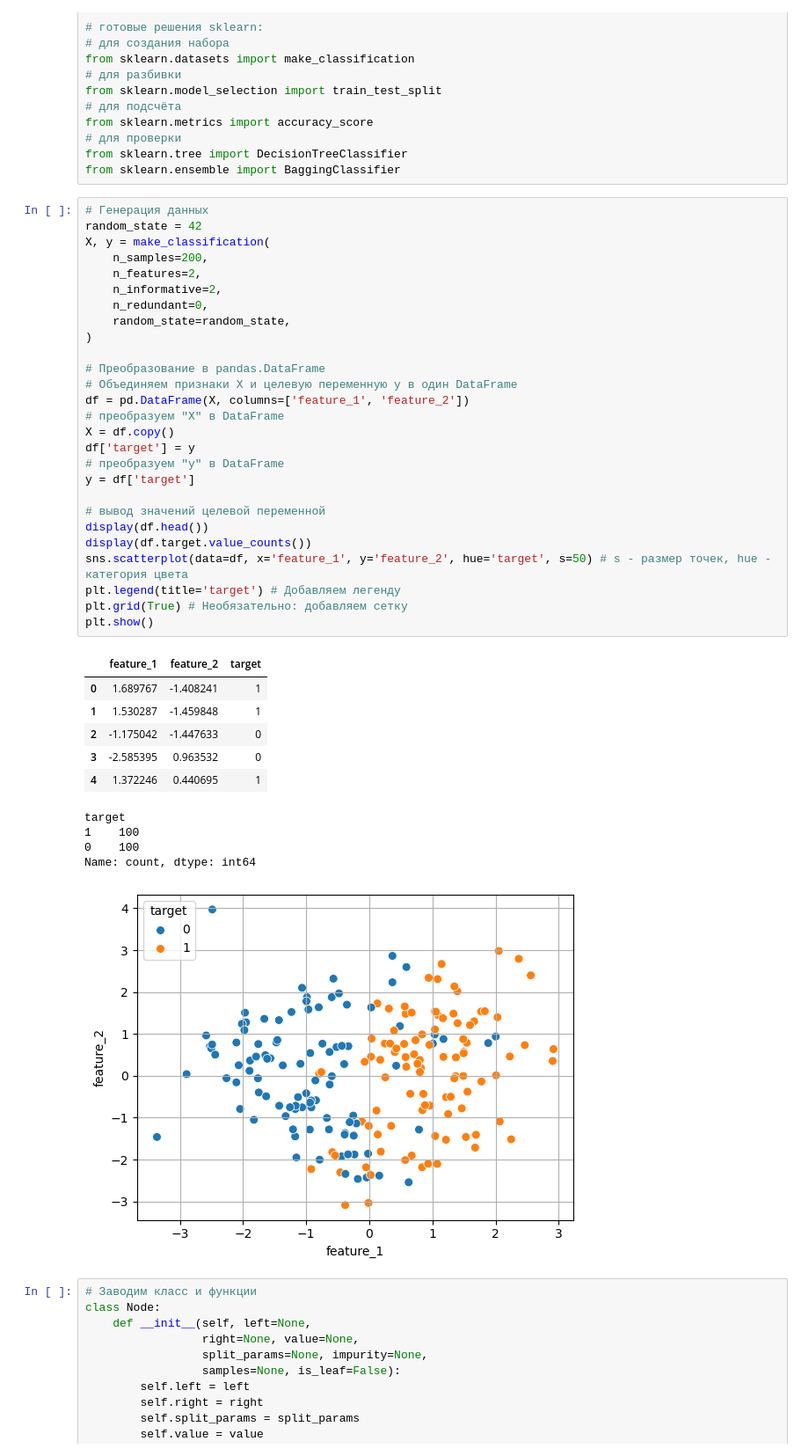
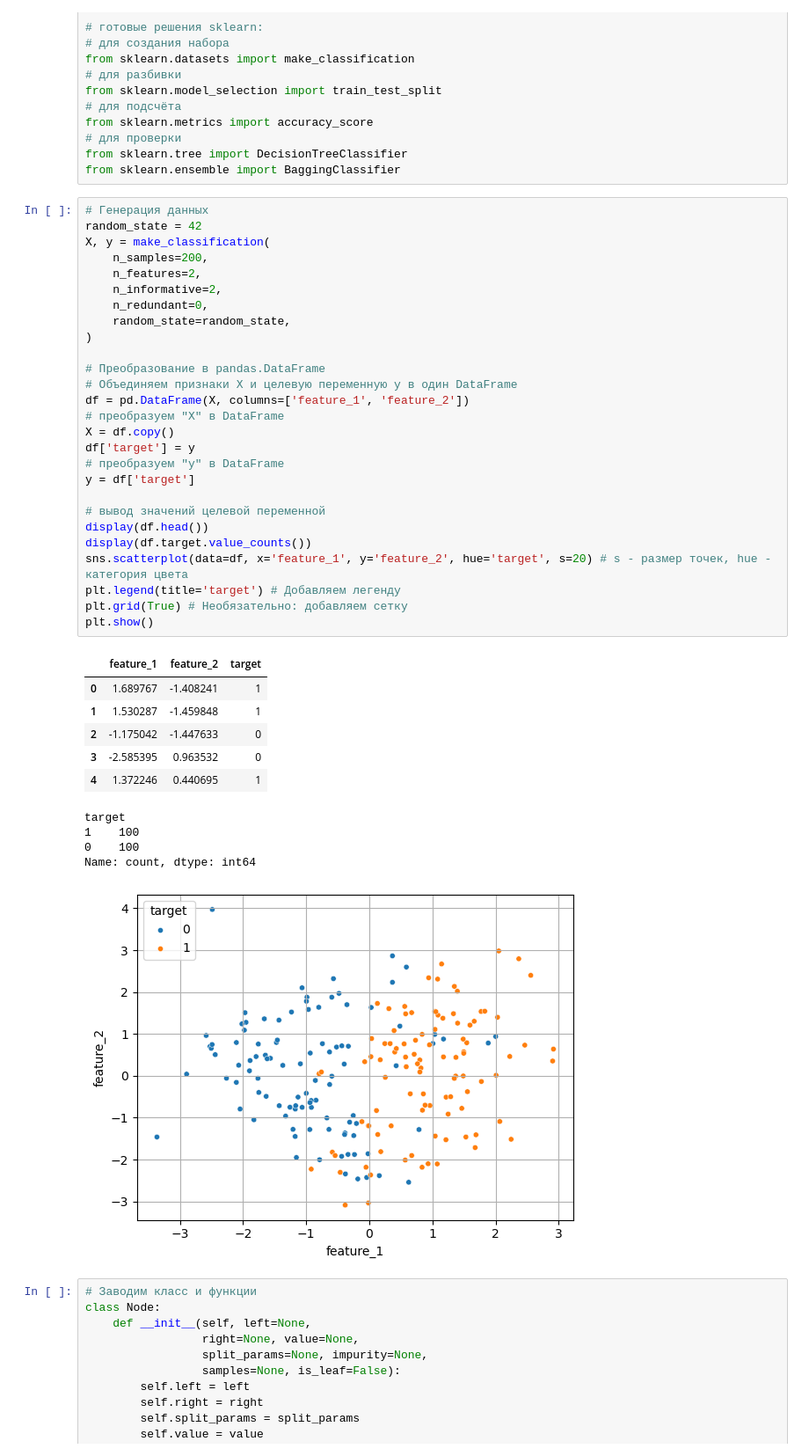
Before and after one commit to iTonyJah/DataScience, a Jupyter notebook: Edu/a-math/a-math_final_project.ipynb, the cells around one changed output. Shown at 88% size. Drawn from its saved outputs; the diff is of its cells as text.

```diff
--- a/Edu/a-math/a-math_final_project.ipynb
+++ b/Edu/a-math/a-math_final_project.ipynb
@@ -93,35 +94,35 @@ X, y = make_classification(
     n_redundant=0,
     random_state=random_state,
 )
 
 # Преобразование в pandas.DataFrame
 # Объединяем признаки X и целевую переменную y в один DataFrame
 df = pd.DataFrame(X, columns=['feature_1', 'feature_2'])
 # преобразуем "X" в DataFrame
 X = df.copy()
 df['target'] = y
 # преобразуем "y" в DataFrame
 y = df['target']
 
 # вывод значений целевой переменной
 display(df.head())
 display(df.target.value_counts())
-sns.scatterplot(data=df, x='feature_1', y='feature_2', hue='target', s=50) # s - размер точек, hue - категория цвета
+sns.scatterplot(data=df, x='feature_1', y='feature_2', hue='target', s=20) # s - размер точек, hue - категория цвета
 plt.legend(title='target') # Добавляем легенду
 plt.grid(True) # Необязательно: добавляем сетку
 plt.show()
 # %% [output]
 |  | feature_1 | feature_2 | target |
 | 0 | 1.689767 | -1.408241 | 1 |
 | 1 | 1.530287 | -1.459848 | 1 |
 | 2 | -1.175042 | -1.447633 | 0 |
 | 3 | -2.585395 | 0.963532 | 0 |
 | 4 | 1.372246 | 0.440695 | 1 |
 target
 1    100
 0    100
 Name: count, dtype: int64
-[figure, old version]
+[figure, new version]
 # %%
 # Заводим класс и функции
 class Node:
```
Also changed, not shown: parts of 36 cells of this notebook, 2 other files.
